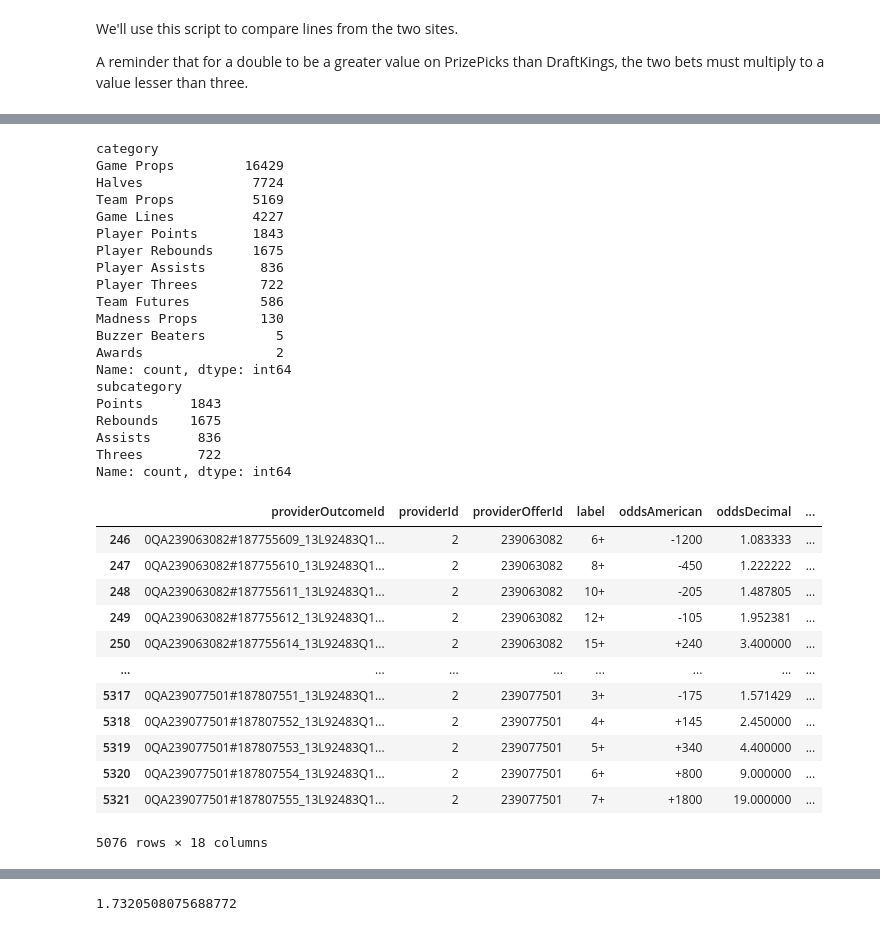
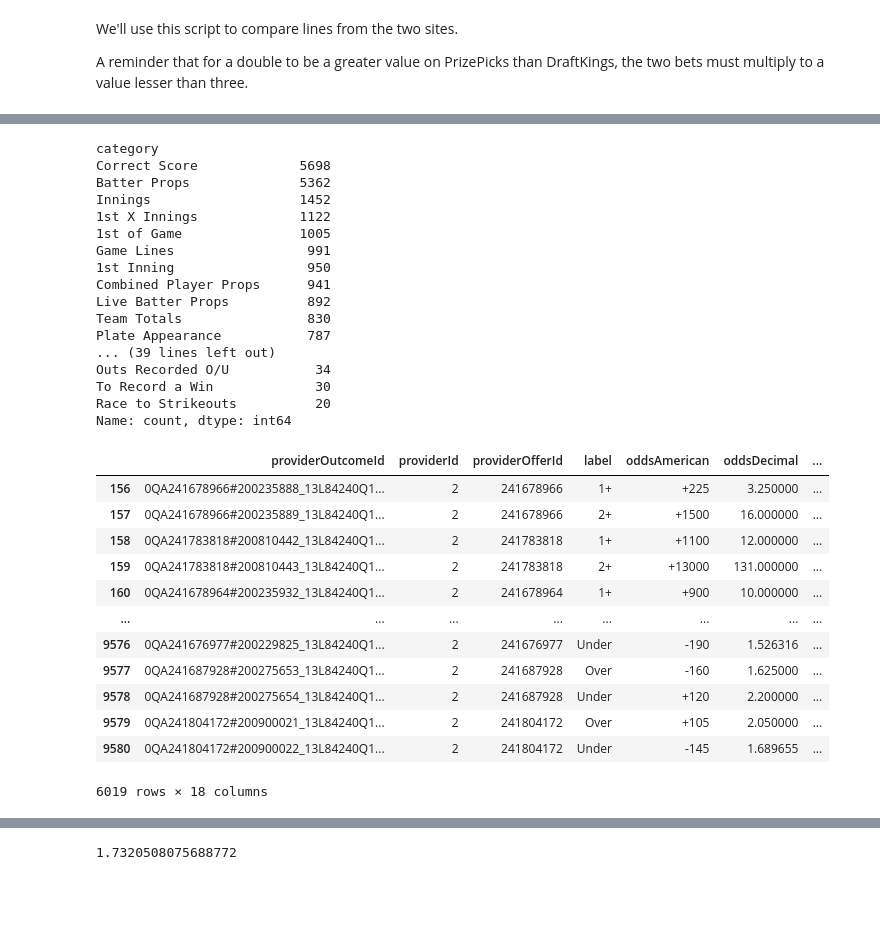
Before and after one commit to akann0/soccer-stat-data-analysis, a Jupyter notebook: ncaa_march_madness_bets/compare_dk_pp_lines.ipynb, the cells around one changed output, grey strips where cells are left out. Cells and saved outputs as stored; diff of their text form; code cells hidden in the pictures; blank space fills up the shorter version.

```diff
--- a/ncaa_march_madness_bets/compare_dk_pp_lines.ipynb
+++ b/ncaa_march_madness_bets/compare_dk_pp_lines.ipynb
@@ -65,9 +65,11 @@ more_mlb_props = ['Correct Score', 'Most Regular Season Strikeouts',
 PROP_LABEL_STRING = "prop_label"
 PARTICIPANT_LABEL_STRING = "participant"
 CBB_DK_CSV = "draftkings_cbb.csv"
+MLB_DK_CSV = "draftkings_mlb.csv"
+NBA_DK_CSV = "draftkings_nba.csv"
 
 
-dk_lines = pd.read_csv(CBB_DK_CSV, encoding='latin-1')
+dk_lines = pd.read_csv(MLB_DK_CSV, encoding='latin-1')
 # print(dk_lines['category'].value_counts())
 # # list the items that appear multiple times
 # print(dk_lines[PROP_LABEL_STRING].value_counts()[dk_lines[PROP_LABEL_STRING].value_counts() > 2].keys())
@@ -113,45 +118,42 @@ Name: count, dtype: int64
 # %%
 print(player_lines['category'].value_counts())
 
-player_lines = player_lines[player_lines['category'].isin(['Batter Props', 'Pitcher Props', 'Player Props', "Player Points", "Player Rebounds", "Player Assists", "Player Threes"])]
+player_lines = player_lines[player_lines['category'].isin(['Batter Props', 'Pitcher Props', 'Player Props', "Player Points", "Player Rebounds", "Player Assists", "Player Threes", "Player Combos", ])]
 player_lines = player_lines[player_lines['participantType'] != 'Team']
 
 print(player_lines['subcategory'].value_counts())
 player_lines
 # %% [output]
 category
-Game Props         16429
-Halves              7724
-Team Props          5169
-Game Lines          4227
-Player Points       1843
-Player Rebounds     1675
-Player Assists       836
-Player Threes        722
-Team Futures         586
-Madness Props        130
-Buzzer Beaters         5
-Awards                 2
+Correct Score             5698
+Batter Props              5362
+Innings                   1452
+1st X Innings             1122
+1st of Game               1005
+Game Lines                 991
+1st Inning                 950
+Combined Player Props      941
+Live Batter Props          892
+Team Totals                830
+Plate Appearance           787
+... (39 lines left out)
+Outs Recorded O/U           34
+To Record a Win             30
+Race to Strikeouts          20
 Name: count, dtype: int64
-subcategory
-Points      1843
-Rebounds    1675
-Assists      836
-Threes       722
-Name: count, dtype: int64
 |  | providerOutcomeId | providerId | providerOfferId | label | oddsAmerican | oddsDecimal | ... |
-| 246 | 0QA239063082#187755609_13L92483Q1... | 2 | 239063082 | 6+ | -1200 | 1.083333 | ... |
-| 247 | 0QA239063082#187755610_13L92483Q1... | 2 | 239063082 | 8+ | -450 | 1.222222 | ... |
-| 248 | 0QA239063082#187755611_13L92483Q1... | 2 | 239063082 | 10+ | -205 | 1.487805 | ... |
-| 249 | 0QA239063082#187755612_13L92483Q1... | 2 | 239063082 | 12+ | -105 | 1.952381 | ... |
-| 250 | 0QA239063082#187755614_13L92483Q1... | 2 | 239063082 | 15+ | +240 | 3.400000 | ... |
+| 156 | 0QA241678966#200235888_13L84240Q1... | 2 | 241678966 | 1+ | +225 | 3.250000 | ... |
+| 157 | 0QA241678966#200235889_13L84240Q1... | 2 | 241678966 | 2+ | +1500 | 16.000000 | ... |
+| 158 | 0QA241783818#200810442_13L84240Q1... | 2 | 241783818 | 1+ | +1100 | 12.000000 | ... |
+| 159 | 0QA241783818#200810443_13L84240Q1... | 2 | 241783818 | 2+ | +13000 | 131.000000 | ... |
+| 160 | 0QA241678964#200235932_13L84240Q1... | 2 | 241678964 | 1+ | +900 | 10.000000 | ... |
 | ... | ... | ... | ... | ... | ... | ... | ... |
-| 5317 | 0QA239077501#187807551_13L92483Q1... | 2 | 239077501 | 3+ | -175 | 1.571429 | ... |
-| 5318 | 0QA239077501#187807552_13L92483Q1... | 2 | 239077501 | 4+ | +145 | 2.450000 | ... |
-| 5319 | 0QA239077501#187807553_13L92483Q1... | 2 | 239077501 | 5+ | +340 | 4.400000 | ... |
-| 5320 | 0QA239077501#187807554_13L92483Q1... | 2 | 239077501 | 6+ | +800 | 9.000000 | ... |
-| 5321 | 0QA239077501#187807555_13L92483Q1... | 2 | 239077501 | 7+ | +1800 | 19.000000 | ... |
+| 9576 | 0QA241676977#200229825_13L84240Q1... | 2 | 241676977 | Under | -190 | 1.526316 | ... |
+| 9577 | 0QA241687928#200275653_13L84240Q1... | 2 | 241687928 | Over | -160 | 1.625000 | ... |
+| 9578 | 0QA241687928#200275654_13L84240Q1... | 2 | 241687928 | Under | +120 | 2.200000 | ... |
+| 9579 | 0QA241804172#200900021_13L84240Q1... | 2 | 241804172 | Over | +105 | 2.050000 | ... |
+| 9580 | 0QA241804172#200900022_13L84240Q1... | 2 | 241804172 | Under | -145 | 1.689655 | ... |
-5076 rows × 18 columns
+6019 rows × 18 columns
 # %%
 def get_stat_tracked(player_line):
     return player_line[PROP_LABEL_STRING].replace(player_line[PARTICIPANT_LABEL_STRING], '').replace("O/U", '').strip().lower()
```
Also changed, not shown: parts of 10 cells of this notebook, 6 other files.
